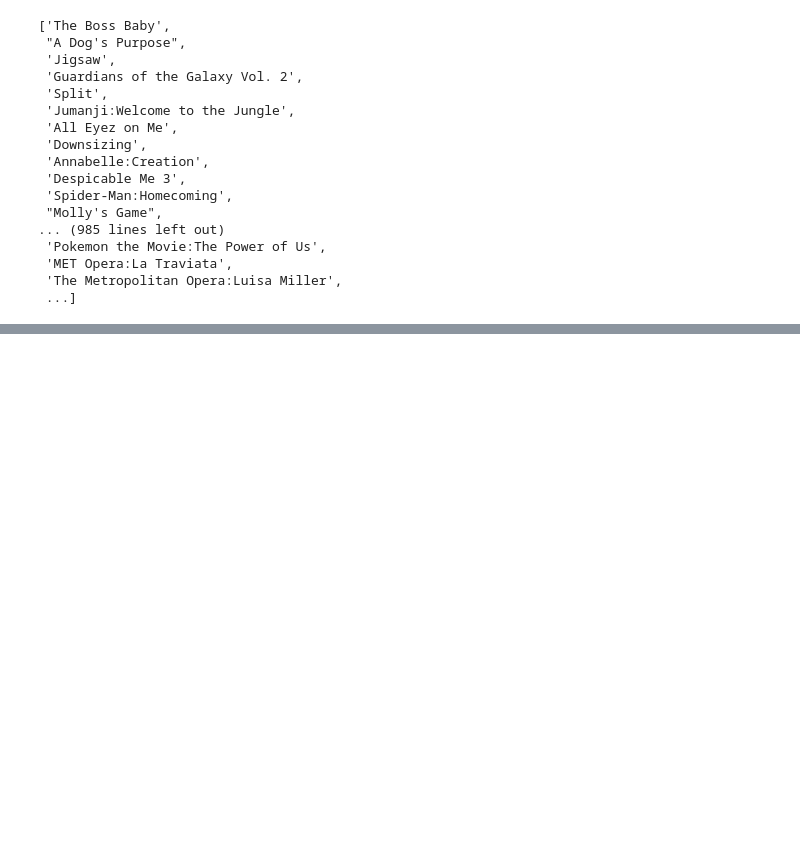
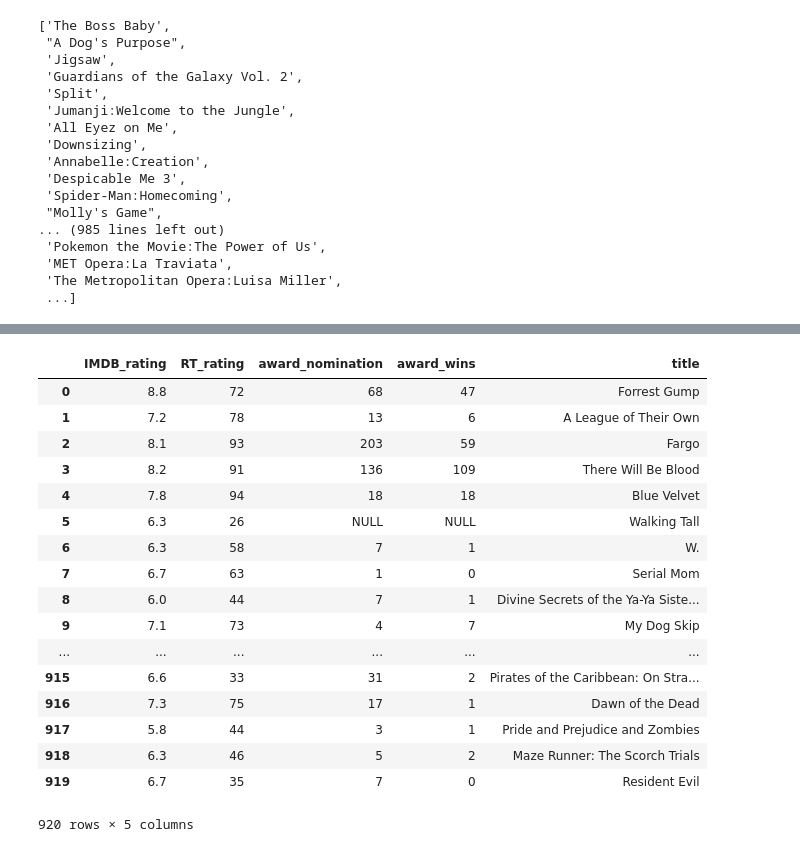
Before and after one commit to h-parker/movie-buzz, a Jupyter notebook: Movie Project.ipynb, the cells around one changed output, grey strips where cells are left out. Cells and saved outputs as stored; diff of their text form; code cells hidden in the pictures; blank space fills up the shorter version.

Commit message:
get awards and ratings for keywords movies

```diff
--- a/Movie Project.ipynb
+++ b/Movie Project.ipynb
@@ -382,0 +439,26 @@ titles
+# %%
+import math
+
+df = pd.DataFrame(expanded_movie_data)
+df['IMDB_rating'] = df['IMDB_rating'].apply(lambda x: x[0] if len(x) > 0 else math.nan )
+df['RT_rating'] = df['RT_rating'].apply(lambda x: x[0] if len(x) > 0 else math.nan)
+df
+# %% [output]
+|  | IMDB_rating | RT_rating | award_nomination | award_wins | title |
+| 0 | 8.8 | 72 | 68 | 47 | Forrest Gump |
+| 1 | 7.2 | 78 | 13 | 6 | A League of Their Own |
+| 2 | 8.1 | 93 | 203 | 59 | Fargo |
+| 3 | 8.2 | 91 | 136 | 109 | There Will Be Blood |
+| 4 | 7.8 | 94 | 18 | 18 | Blue Velvet |
+| 5 | 6.3 | 26 | NULL | NULL | Walking Tall |
+| 6 | 6.3 | 58 | 7 | 1 | W. |
+| 7 | 6.7 | 63 | 1 | 0 | Serial Mom |
+| 8 | 6.0 | 44 | 7 | 1 | Divine Secrets of the Ya-Ya Siste... |
+| 9 | 7.1 | 73 | 4 | 7 | My Dog Skip |
+| ... | ... | ... | ... | ... | ... |
+| 915 | 6.6 | 33 | 31 | 2 | Pirates of the Caribbean: On Stra... |
+| 916 | 7.3 | 75 | 17 | 1 | Dawn of the Dead |
+| 917 | 5.8 | 44 | 3 | 1 | Pride and Prejudice and Zombies |
+| 918 | 6.3 | 46 | 5 | 2 | Maze Runner: The Scorch Trials |
+| 919 | 6.7 | 35 | 7 | 0 | Resident Evil |
+920 rows × 5 columns
```
Also changed, not shown: parts of 4 cells of this notebook.
